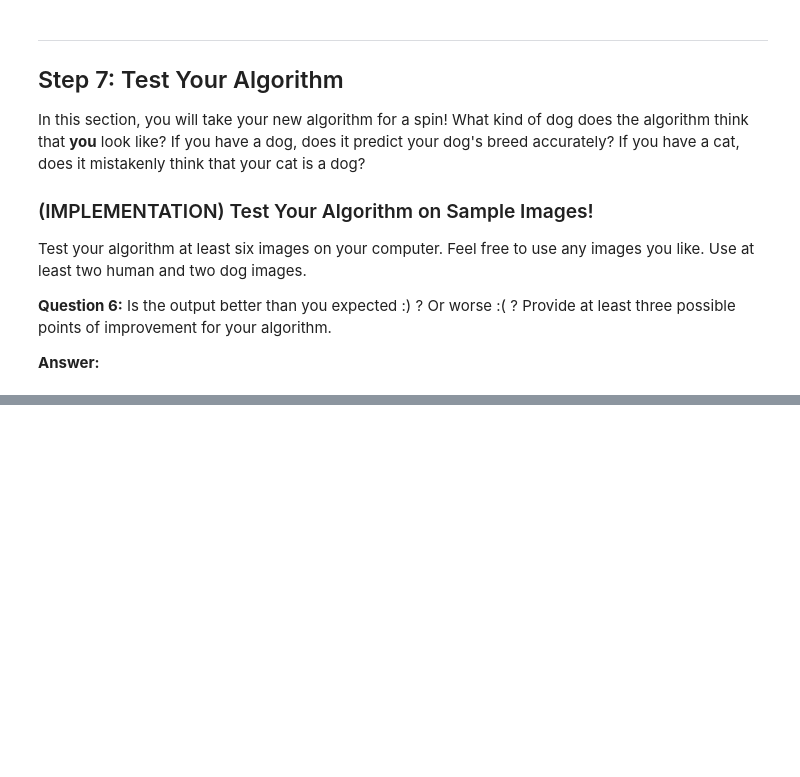
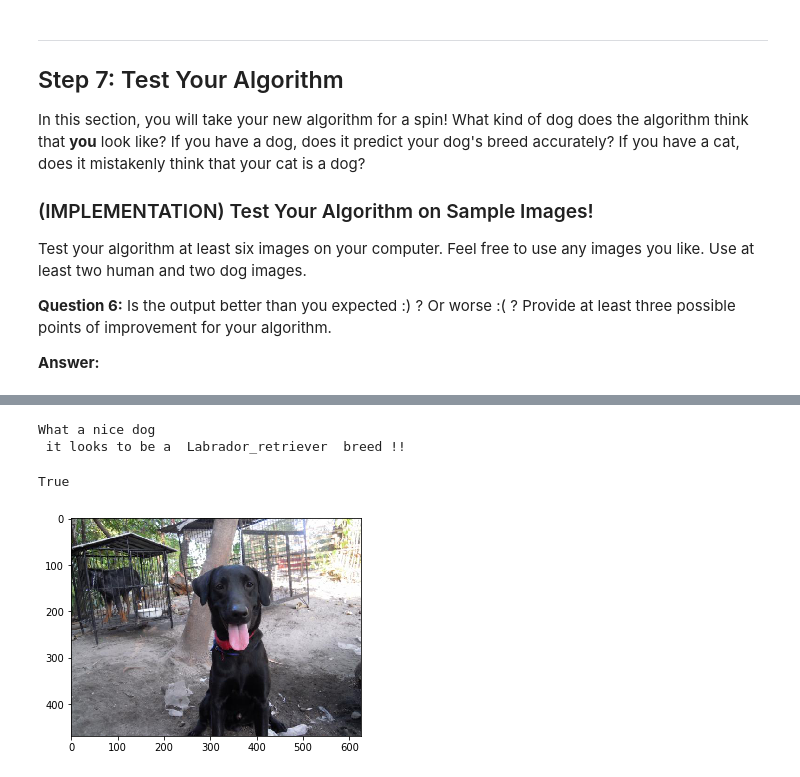
Before and after one commit to alshakir/dog-project, a Jupyter notebook: dog_app.ipynb, the cells around one changed output, grey strips where cells are left out. Cells and saved outputs as stored; diff of their text form; code cells hidden in the pictures; blank space fills up the shorter version.

```diff
--- a/dog_app.ipynb
+++ b/dog_app.ipynb
@@ -722,0 +980,7 @@ __Answer:__
+# %%
+find_face('images/Labrador_retriever_06449.jpg')
+# %% [output]
+What a nice dog
+ it looks to be a  Labrador_retriever  breed !!
+True
+[figure, added]
```
Also changed, not shown: parts of 39 cells of this notebook, 17 other files.
